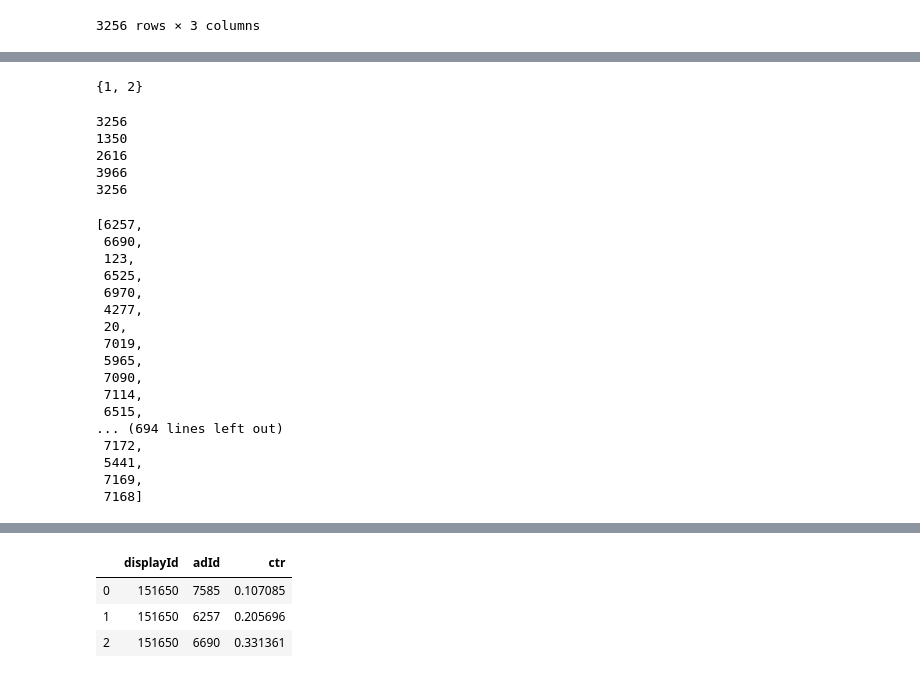
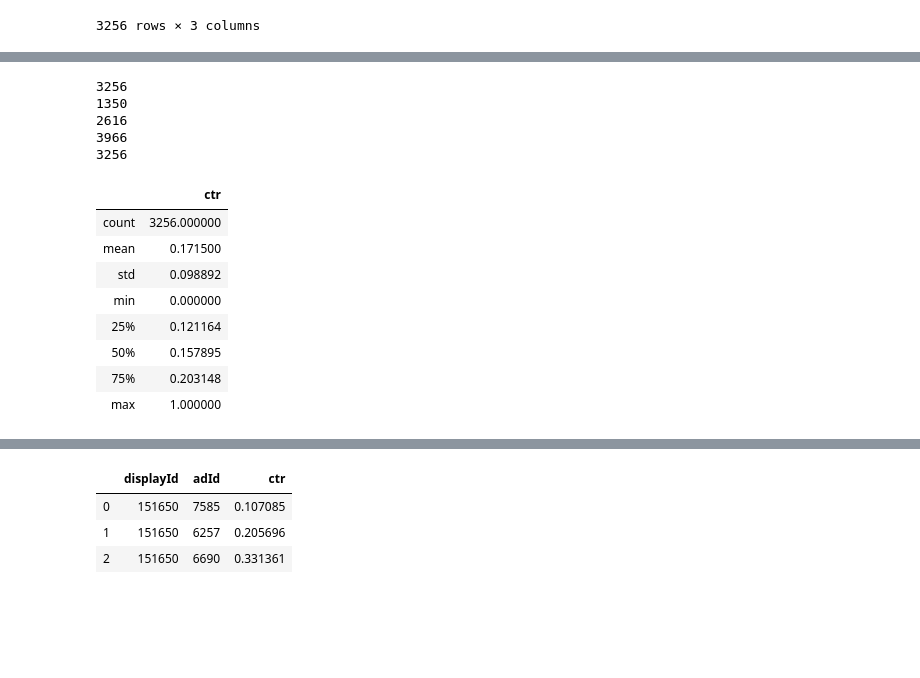
Before and after one commit to sajjad-yazdanparast/data-days, a Jupyter notebook: main.ipynb, the cells around one changed output, grey strips where cells are left out. Cells and saved outputs as stored; diff of their text form; code cells hidden in the pictures; blank space fills up the shorter version.

```diff
--- a/main.ipynb
+++ b/main.ipynb
@@ -213,4 +135,0 @@ very_new_df
-# %%
-set([1,1,2])
-# %% [output]
-{1, 2}
@@ -232,27 +163,20 @@ print(len(kke3))
 3966
 3256
 # %%
-all_ad_ids = very_new_df['adId'].unique()
+# calculating commen ids in train and test
 test_ids = click_test['adId'].unique()
 train_ids = click_train['adId'].unique()
 commen = [x for x in test_ids if x in train_ids]
-commen
-# %% [output]
-[6257,
- 6690,
- 123,
- 6525,
- 6970,
- 4277,
- 20,
- 7019,
- 5965,
- 7090,
- 7114,
- 6515,
-... (694 lines left out)
- 7172,
- 5441,
- 7169,
- 7168]
+# %%
+ctr_ad[['ctr']].describe()
+# %% [output]
+|  | ctr |
+| count | 3256.000000 |
+| mean | 0.171500 |
+| std | 0.098892 |
+| min | 0.000000 |
+| 25% | 0.121164 |
+| 50% | 0.157895 |
+| 75% | 0.203148 |
+| max | 1.000000 |
 # %%
```
Also changed, not shown: parts of 18 cells of this notebook.
